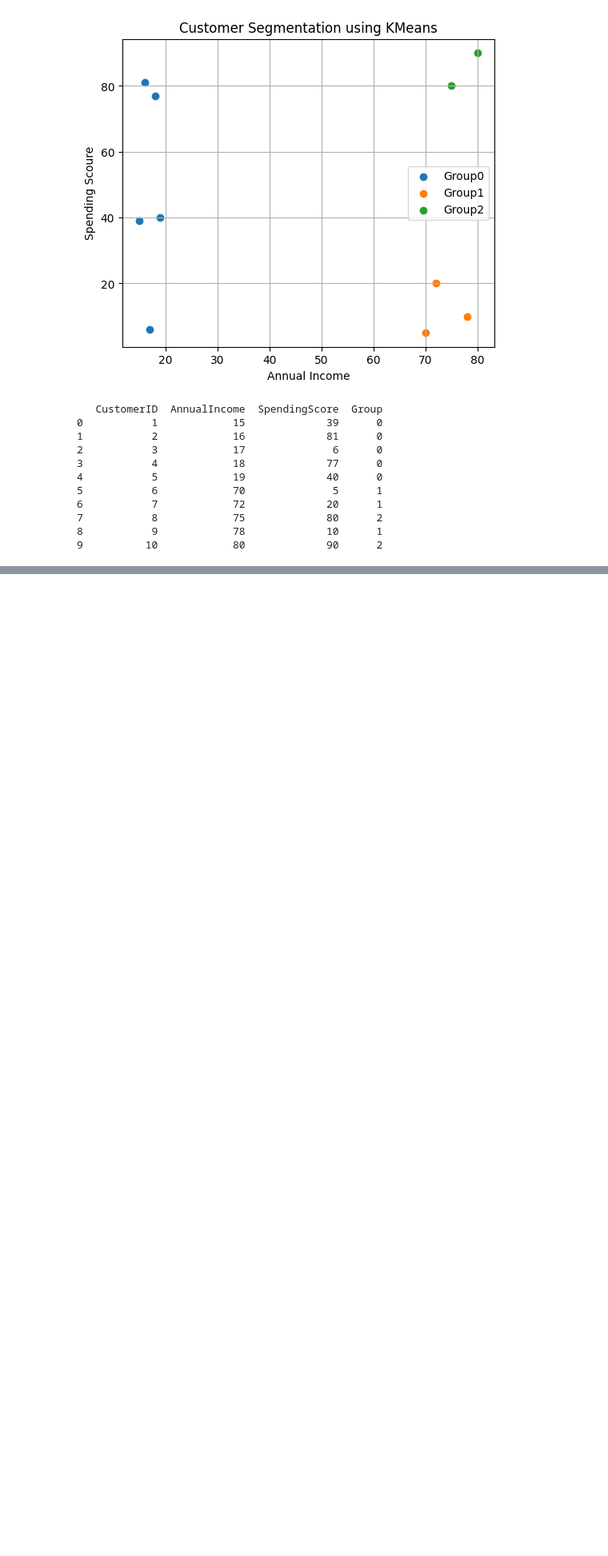
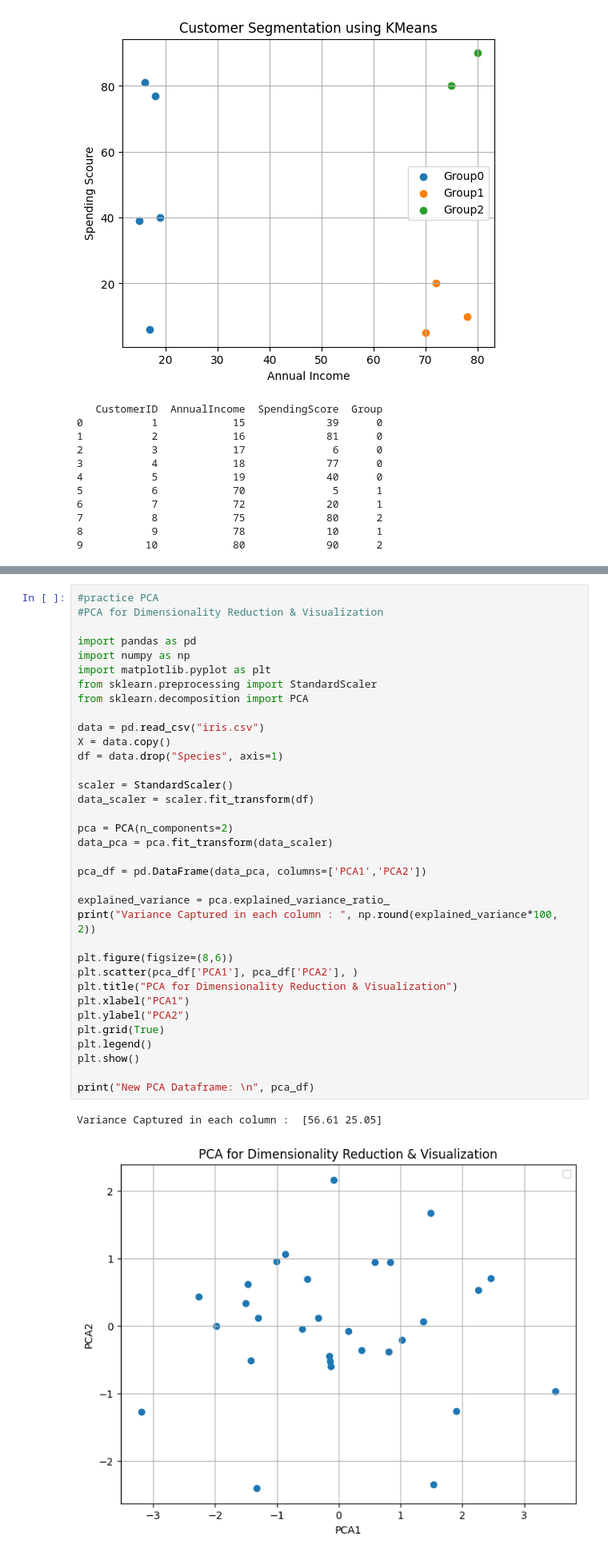
Before and after one commit to UlfatJarin/ML--practice, a Jupyter notebook: unveilingdatainsights.ipynb, the cells around one changed output, grey strips where cells are left out. Shown at 80% size. Saved outputs shown, nothing was run; the diff lists cells and outputs as text; blank space fills up the shorter version.

```diff
--- a/unveilingdatainsights.ipynb
+++ b/unveilingdatainsights.ipynb
@@ -119,0 +190,38 @@ print(df)
+# %%
+#practice PCA
+#PCA for Dimensionality Reduction & Visualization
+
+import pandas as pd
+import numpy as np
+import matplotlib.pyplot as plt
+from sklearn.preprocessing import StandardScaler
+from sklearn.decomposition import PCA
+
+data = pd.read_csv("iris.csv")
+X = data.copy()
+df = data.drop("Species", axis=1)
+
+scaler = StandardScaler()
+data_scaler = scaler.fit_transform(df)
+
+pca = PCA(n_components=2)
+data_pca = pca.fit_transform(data_scaler)
+
+pca_df = pd.DataFrame(data_pca, columns=['PCA1','PCA2'])
+
+explained_variance = pca.explained_variance_ratio_
+print("Variance Captured in each column : ", np.round(explained_variance*100, 2))
+
+plt.figure(figsize=(8,6))
+plt.scatter(pca_df['PCA1'], pca_df['PCA2'], )
+plt.title("PCA for Dimensionality Reduction & Visualization")
+plt.xlabel("PCA1")
+plt.ylabel("PCA2")
+plt.grid(True)
+plt.legend()
+plt.show()
+
+print("New PCA Dataframe: \n", pca_df)
+# %% [output]
+Variance Captured in each column :  [56.61 25.05]
+[figure, added]
```
Also changed, not shown: parts of 3 cells of this notebook, 1 other file.
